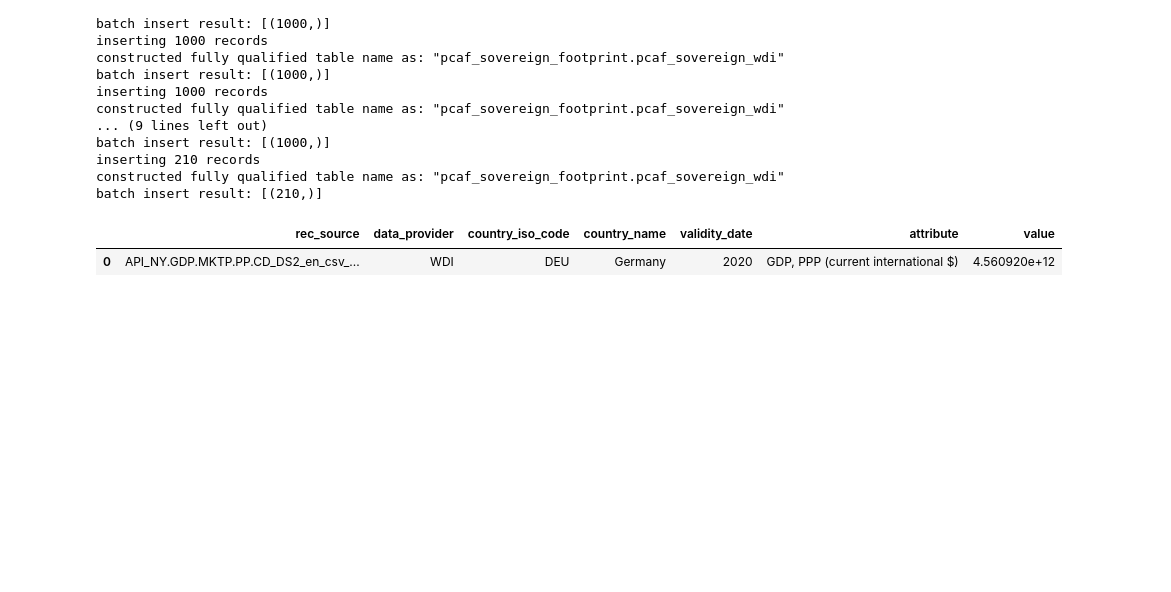
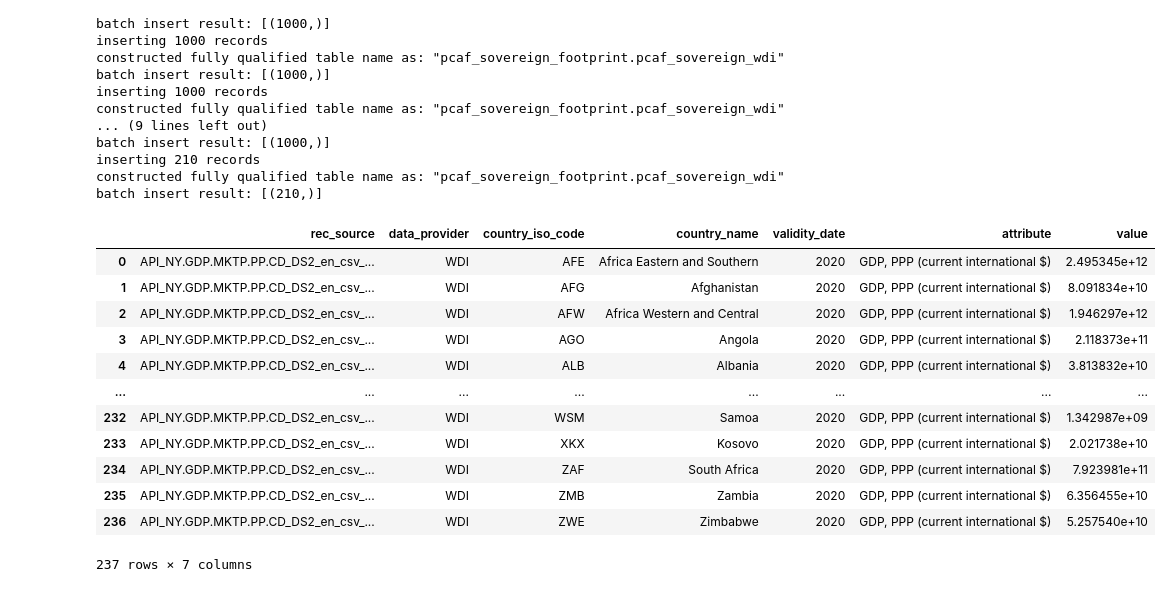
Before and after one commit to os-climate/PCAF-sovereign-footprint, a Jupyter notebook: notebooks/WDI-GDP-per-capita-ingest.ipynb, the cells around one changed output. Saved outputs shown, nothing was run; the diff lists cells and outputs as text; code cells hidden in the pictures; blank space fills up the shorter version.

```diff
--- a/notebooks/WDI-GDP-per-capita-ingest.ipynb
+++ b/notebooks/WDI-GDP-per-capita-ingest.ipynb
@@ -253,8 +257,19 @@ constructed fully qualified table name as: "pcaf_sovereign_footprint.pcaf_sovere
 batch insert result: [(210,)]
 # %%
 sql=f"""
-select * from {ingest_catalog}.{ingest_schema}.{ingest_table}" + "where country_name='Germany' and validity_date='2020'"""
+select * from {ingest_catalog}.{ingest_schema}.{ingest_table}" + "where validity_date='2020'"""
 pd.read_sql(sql, engine)
 # %% [output]
 |  | rec_source | data_provider | country_iso_code | country_name | validity_date | attribute | value |
-| 0 | API_NY.GDP.MKTP.PP.CD_DS2_en_csv_... | WDI | DEU | Germany | 2020 | GDP, PPP (current international $) | 4.560920e+12 |
+| 0 | API_NY.GDP.MKTP.PP.CD_DS2_en_csv_... | WDI | AFE | Africa Eastern and Southern | 2020 | GDP, PPP (current international $) | 2.495345e+12 |
+| 1 | API_NY.GDP.MKTP.PP.CD_DS2_en_csv_... | WDI | AFG | Afghanistan | 2020 | GDP, PPP (current international $) | 8.091834e+10 |
+| 2 | API_NY.GDP.MKTP.PP.CD_DS2_en_csv_... | WDI | AFW | Africa Western and Central | 2020 | GDP, PPP (current international $) | 1.946297e+12 |
+| 3 | API_NY.GDP.MKTP.PP.CD_DS2_en_csv_... | WDI | AGO | Angola | 2020 | GDP, PPP (current international $) | 2.118373e+11 |
+| 4 | API_NY.GDP.MKTP.PP.CD_DS2_en_csv_... | WDI | ALB | Albania | 2020 | GDP, PPP (current international $) | 3.813832e+10 |
+| ... | ... | ... | ... | ... | ... | ... | ... |
+| 232 | API_NY.GDP.MKTP.PP.CD_DS2_en_csv_... | WDI | WSM | Samoa | 2020 | GDP, PPP (current international $) | 1.342987e+09 |
+| 233 | API_NY.GDP.MKTP.PP.CD_DS2_en_csv_... | WDI | XKX | Kosovo | 2020 | GDP, PPP (current international $) | 2.021738e+10 |
+| 234 | API_NY.GDP.MKTP.PP.CD_DS2_en_csv_... | WDI | ZAF | South Africa | 2020 | GDP, PPP (current international $) | 7.923981e+11 |
+| 235 | API_NY.GDP.MKTP.PP.CD_DS2_en_csv_... | WDI | ZMB | Zambia | 2020 | GDP, PPP (current international $) | 6.356455e+10 |
+| 236 | API_NY.GDP.MKTP.PP.CD_DS2_en_csv_... | WDI | ZWE | Zimbabwe | 2020 | GDP, PPP (current international $) | 5.257540e+10 |
+237 rows × 7 columns
```
Also changed, not shown: parts of 5 cells of this notebook, 10 other files.
